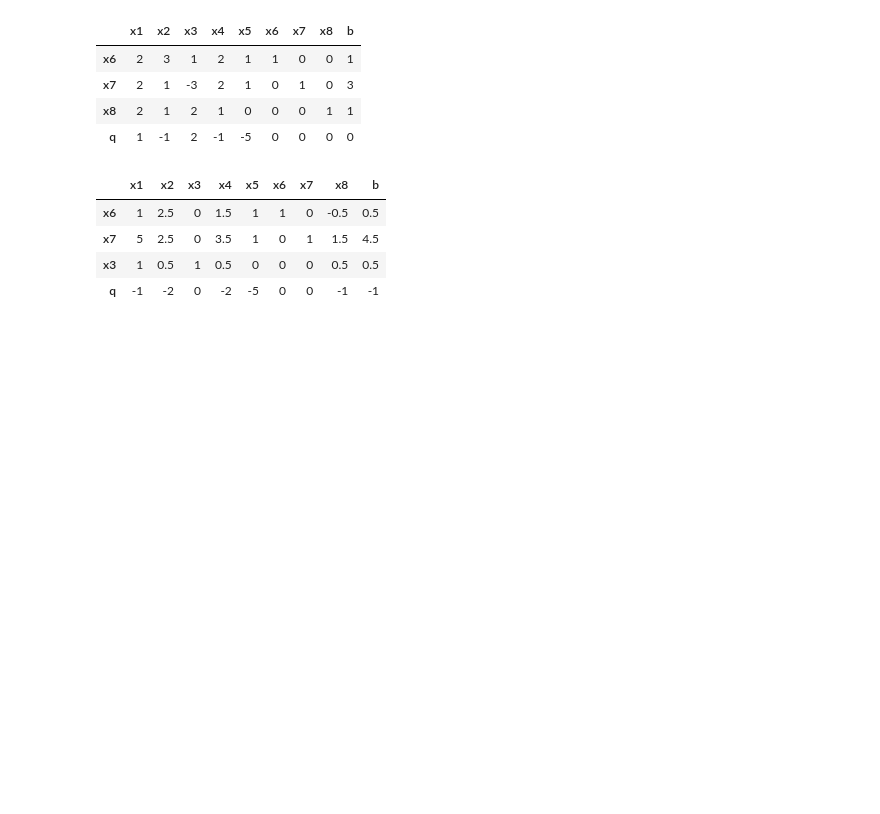
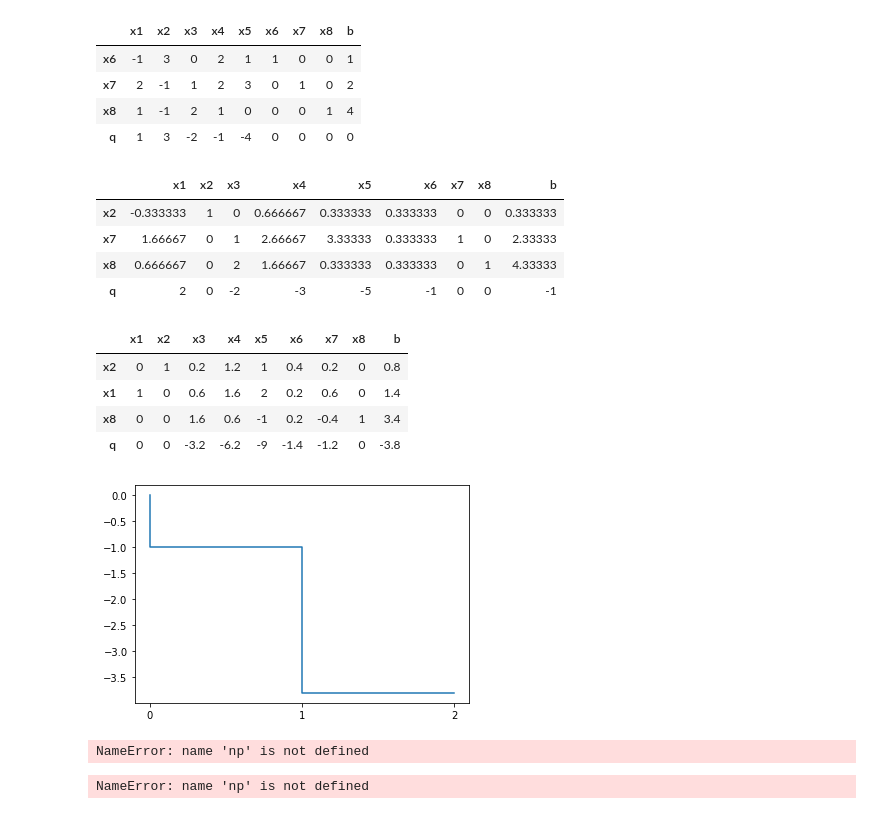
Before and after one commit to DrozdikGleb/optimization-methods, a Jupyter notebook: HW2.ipynb, the cells around one changed output. Drawn from its saved outputs; the diff is of its cells as text; code cells hidden in the pictures; blank space fills up the shorter version.

Commit message:
Fix - plots, Add - tests

```diff
--- a/HW2.ipynb
+++ b/HW2.ipynb
@@ -1,6 +1,7 @@
 # %%
 import numpy as np
 import pandas as pd
+import matplotlib.pyplot as plt
 
 def max_div(a, b):
     return a / b if b != 0 else np.inf
@@ -26,6 +27,7 @@ def simplex(n, m, A, b, c):
     basis = np.array([m + i for i in range(n)])
 
     min_q = 0
+    mins = [0]
 
     while True:
         if (check_stop(Q) or step > 10):
@@ -67,6 +69,7 @@ def simplex(n, m, A, b, c):
 
         # пересчитываем min_q
         min_q -= b[min_index] * Q[max_index] / resh_elem
+        mins.append(min_q)
 
         # пересчитываем А
         # заполняем строку
@@ -100,6 +103,7 @@ def simplex(n, m, A, b, c):
 
         step += 1
     print_result(A, b, Q, min_q, names, basis)
+    return mins
 
 
 
@@ -148,3 +152,10 @@ def print_result(A, b, q, min_q, xs, basic):
             'font-size': '12pt'
         })
     )
+
+def main_simplex(n, m, A, b, c):
+    mins = simplex(n, m, A, b, c)
+    iters = [i for i in range(len(mins))]
+    plt.step(iters, mins)
+    plt.xticks(iters)
+    plt.show()
@@ -151,3 +185,44 @@ def print_result(A, b, q, min_q, xs, basic):
+# %%
+n, m = 3, 5
+A = np.array([[-1, 3, 0, 2, 1],
+              [2, -1, 1, 2, 3],
+              [1, -1, 2, 1, 0]
+             ],
+             dtype = 'float'
+            )
+b = [1, 2, 4]
+c = [-1, -3, 2, 1, 4]
+main_simplex(n, m, A, b, c)
+# %% [output]
+|  | x1 | x2 | x3 | x4 | x5 | x6 | x7 | x8 | b |
+| x6 | -1 | 3 | 0 | 2 | 1 | 1 | 0 | 0 | 1 |
+| x7 | 2 | -1 | 1 | 2 | 3 | 0 | 1 | 0 | 2 |
+| x8 | 1 | -1 | 2 | 1 | 0 | 0 | 0 | 1 | 4 |
+| q | 1 | 3 | -2 | -1 | -4 | 0 | 0 | 0 | 0 |
+|  | x1 | x2 | x3 | x4 | x5 | x6 | x7 | x8 | b |
+| x2 | -0.333333 | 1 | 0 | 0.666667 | 0.333333 | 0.333333 | 0 | 0 | 0.333333 |
+| x7 | 1.66667 | 0 | 1 | 2.66667 | 3.33333 | 0.333333 | 1 | 0 | 2.33333 |
+| x8 | 0.666667 | 0 | 2 | 1.66667 | 0.333333 | 0.333333 | 0 | 1 | 4.33333 |
+| q | 2 | 0 | -2 | -3 | -5 | -1 | 0 | 0 | -1 |
+|  | x1 | x2 | x3 | x4 | x5 | x6 | x7 | x8 | b |
+| x2 | 0 | 1 | 0.2 | 1.2 | 1 | 0.4 | 0.2 | 0 | 0.8 |
+| x1 | 1 | 0 | 0.6 | 1.6 | 2 | 0.2 | 0.6 | 0 | 1.4 |
+| x8 | 0 | 0 | 1.6 | 0.6 | -1 | 0.2 | -0.4 | 1 | 3.4 |
+| q | 0 | 0 | -3.2 | -6.2 | -9 | -1.4 | -1.2 | 0 | -3.8 |
+[figure, added]
+# %%
+n, m = 3, 5
+A = np.array([[-1, 3, 0, 2, 1],
+              [2, -1, 1, 2, 3],
+              [1, -1, 2, 1, 0]
+             ],
+             dtype = 'float'
+            )
+b = [1, 4, 5]
+c = [-1, 0, -2, 5, 4]
+main_simplex(n, m, A, b, c)
+# %% [output]
+NameError: name 'np' is not defined
 # %%
 n, m = 3, 5
 A = np.array([[2, 3, 1, 2, 1],
@@ -158,15 +233,6 @@ A = np.array([[2, 3, 1, 2, 1],
             )
 b = [1, 3, 1]
 c = [-1, 1, -2, 1, 5]
-simplex(n, m, A, b, c)
+main_simplex(n, m, A, b, c)
 # %% [output]
-|  | x1 | x2 | x3 | x4 | x5 | x6 | x7 | x8 | b |
-| x6 | 2 | 3 | 1 | 2 | 1 | 1 | 0 | 0 | 1 |
-| x7 | 2 | 1 | -3 | 2 | 1 | 0 | 1 | 0 | 3 |
-| x8 | 2 | 1 | 2 | 1 | 0 | 0 | 0 | 1 | 1 |
-| q | 1 | -1 | 2 | -1 | -5 | 0 | 0 | 0 | 0 |
-|  | x1 | x2 | x3 | x4 | x5 | x6 | x7 | x8 | b |
-| x6 | 1 | 2.5 | 0 | 1.5 | 1 | 1 | 0 | -0.5 | 0.5 |
-| x7 | 5 | 2.5 | 0 | 3.5 | 1 | 0 | 1 | 1.5 | 4.5 |
-| x3 | 1 | 0.5 | 1 | 0.5 | 0 | 0 | 0 | 0.5 | 0.5 |
-| q | -1 | -2 | 0 | -2 | -5 | 0 | 0 | -1 | -1 |
+NameError: name 'np' is not defined
```
Also changed, not shown: parts of 2 cells of this notebook.
